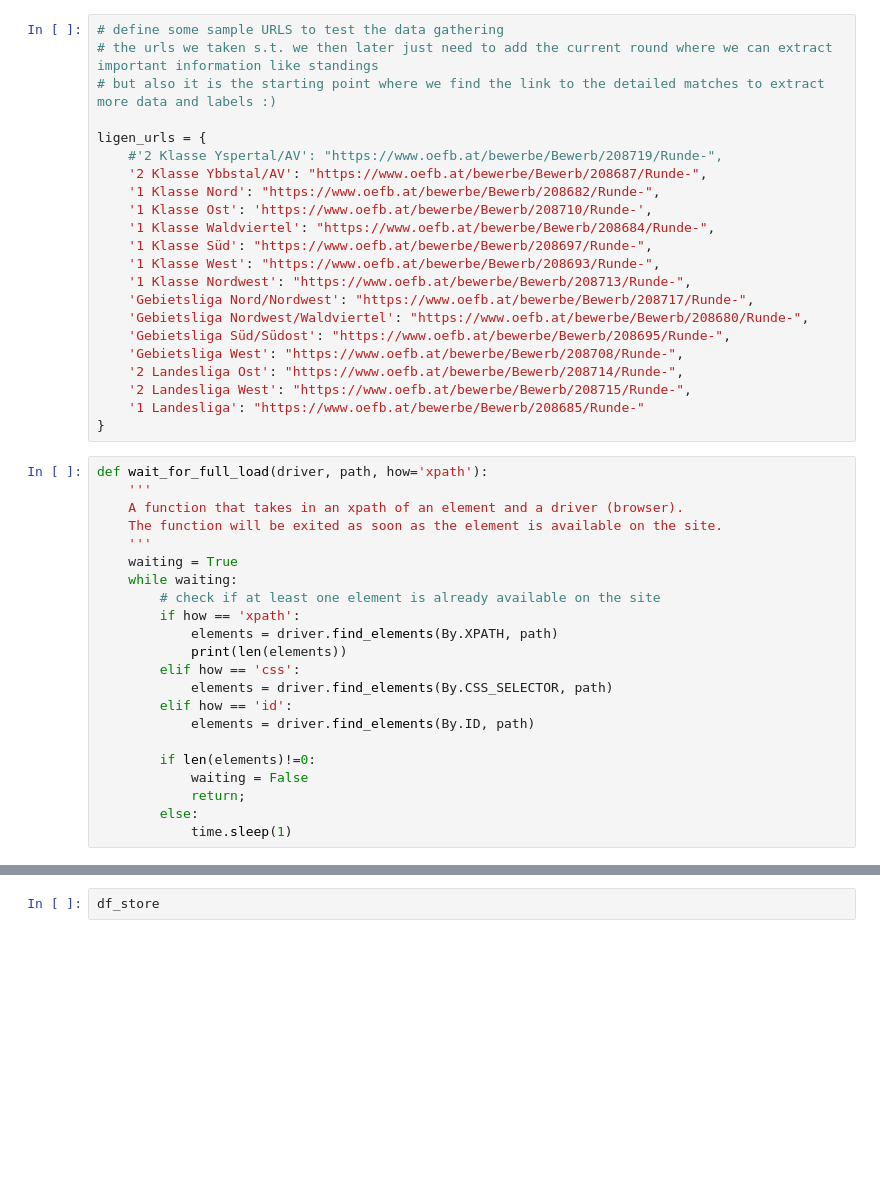
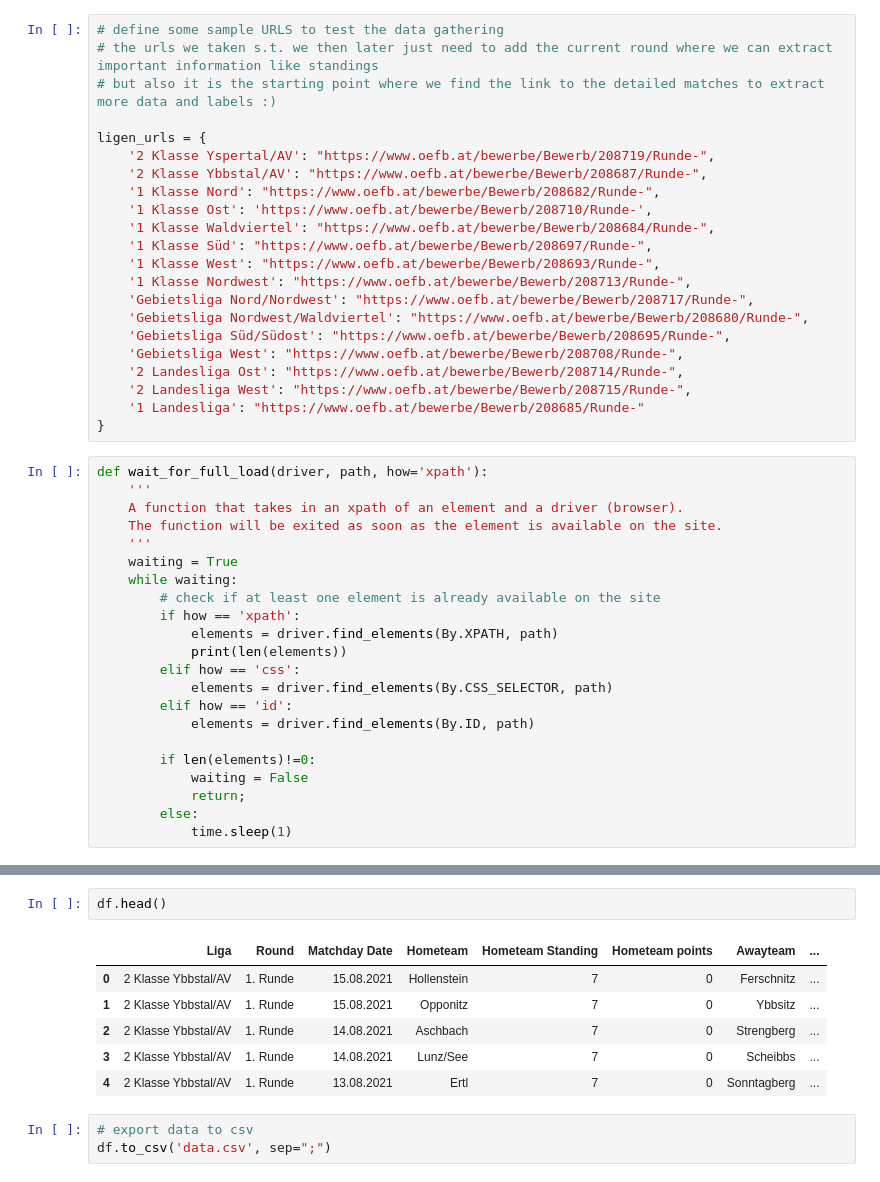
Before and after one commit to johanneseder711/Fan-Predictor, a Jupyter notebook: 00_webscrape_data/scrape_labels.ipynb, the cells around one changed output, grey strips where cells are left out. Cells and saved outputs as stored; diff of their text form; blank space fills up the shorter version.

```diff
--- a/00_webscrape_data/scrape_labels.ipynb
+++ b/00_webscrape_data/scrape_labels.ipynb
@@ -12,7 +12,7 @@ import re
 # but also it is the starting point where we find the link to the detailed matches to extract more data and labels :)
 
 ligen_urls = {
-    #'2 Klasse Yspertal/AV': "https://www.oefb.at/bewerbe/Bewerb/208719/Runde-",
+    '2 Klasse Yspertal/AV': "https://www.oefb.at/bewerbe/Bewerb/208719/Runde-",
     '2 Klasse Ybbstal/AV': "https://www.oefb.at/bewerbe/Bewerb/208687/Runde-",
     '1 Klasse Nord': "https://www.oefb.at/bewerbe/Bewerb/208682/Runde-",
     '1 Klasse Ost': 'https://www.oefb.at/bewerbe/Bewerb/208710/Runde-',
@@ -175,4 +175,14 @@ Hometeam has dict key name Scheibbs *!
 
 Es konnten in der aktuellen Runde 7 Spielberichte gefunden werden!
-# %%
-df_store
+# %%
+df.head()
+# %% [output]
+|  | Liga | Round | Matchday Date | Hometeam | Hometeam Standing | Hometeam points | Awayteam | ... |
+| 0 | 2 Klasse Ybbstal/AV | 1. Runde | 15.08.2021 | Hollenstein | 7 | 0 | Ferschnitz | ... |
+| 1 | 2 Klasse Ybbstal/AV | 1. Runde | 15.08.2021 | Opponitz | 7 | 0 | Ybbsitz | ... |
+| 2 | 2 Klasse Ybbstal/AV | 1. Runde | 14.08.2021 | Aschbach | 7 | 0 | Strengberg | ... |
+| 3 | 2 Klasse Ybbstal/AV | 1. Runde | 14.08.2021 | Lunz/See | 7 | 0 | Scheibbs | ... |
+| 4 | 2 Klasse Ybbstal/AV | 1. Runde | 13.08.2021 | Ertl | 7 | 0 | Sonntagberg | ... |
+# %%
+# export data to csv
+df.to_csv('data.csv', sep=";")
```
Also changed, not shown: parts of 1 cell of this notebook.
